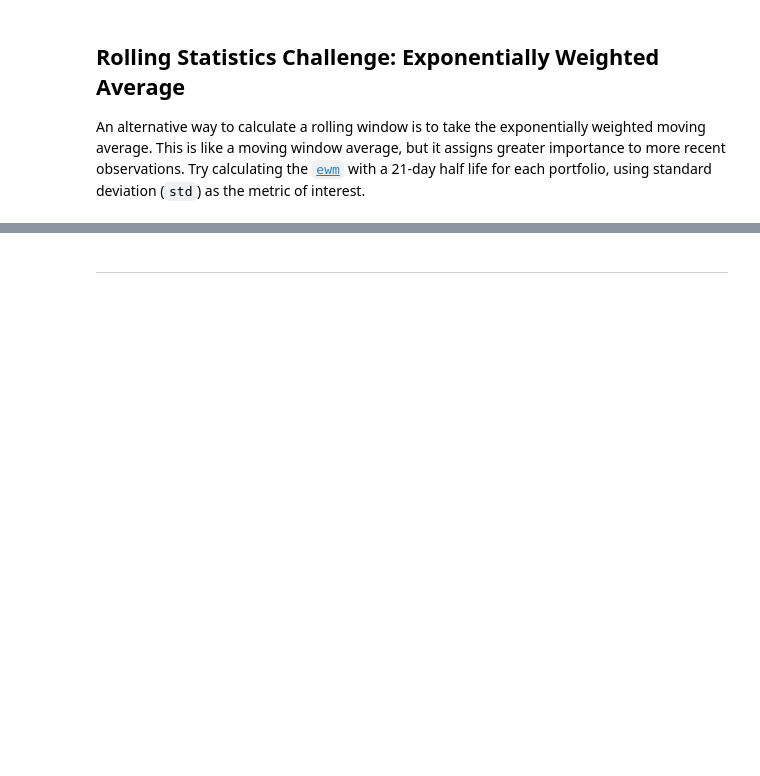
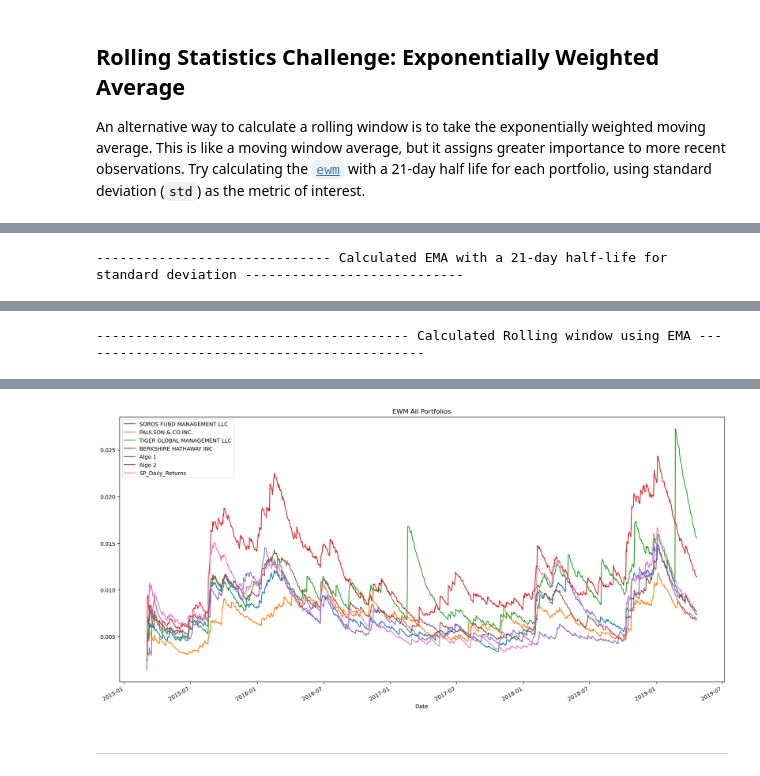
Before and after one commit to Bertpuit/a_whale_off_portfolio, a Jupyter notebook: whale_analysis.ipynb, the cells around one changed output, grey strips where cells are left out. Saved outputs shown, nothing was run; the diff lists cells and outputs as text; code cells hidden in the pictures; blank space fills up the shorter version.

```diff
--- a/whale_analysis.ipynb
+++ b/whale_analysis.ipynb
@@ -402,0 +374,16 @@ Name: Rolling_Window, Length: 1042, dtype: float64
+# %%
+# Use `ewm` to calculate the rolling window
+#Calculate EMA with a 21-day half-life for standard deviation
+daily_returns_ema = daily_returns_joined.ewm(halflife=21).std()
+print('-'*30,'Calculated EMA with a 21-day half-life for standard deviation','-'*28)
+display(daily_returns_ema.head())
+
+#Calculate rolling window using EMA
+rolling_ema = daily_returns_joined.ewm(halflife=21).std()
+rolling_ema_df = pd.DataFrame(rolling_ema)
+print('-'*40,'Calculated Rolling window using EMA','-'*45)
+display(rolling_ema_df.head())
+# Plot the data
+daily_returns_joined.ewm(halflife=21).std().plot(figsize=(20,10),title="EWM All Portfolios");
+# %% [output]
+------------------------------ Calculated EMA with a 21-day half-life for standard deviation ----------------------------
@@ -402,0 +397 @@ Name: Rolling_Window, Length: 1042, dtype: float64
+---------------------------------------- Calculated Rolling window using EMA ---------------------------------------------
@@ -403,3 +405,4 @@ Name: Rolling_Window, Length: 1042, dtype: float64
+[figure, added]
 # %% [markdown]
 ---
 # %% [markdown]
```
Also changed, not shown: parts of 25 cells of this notebook, 3 other files.
